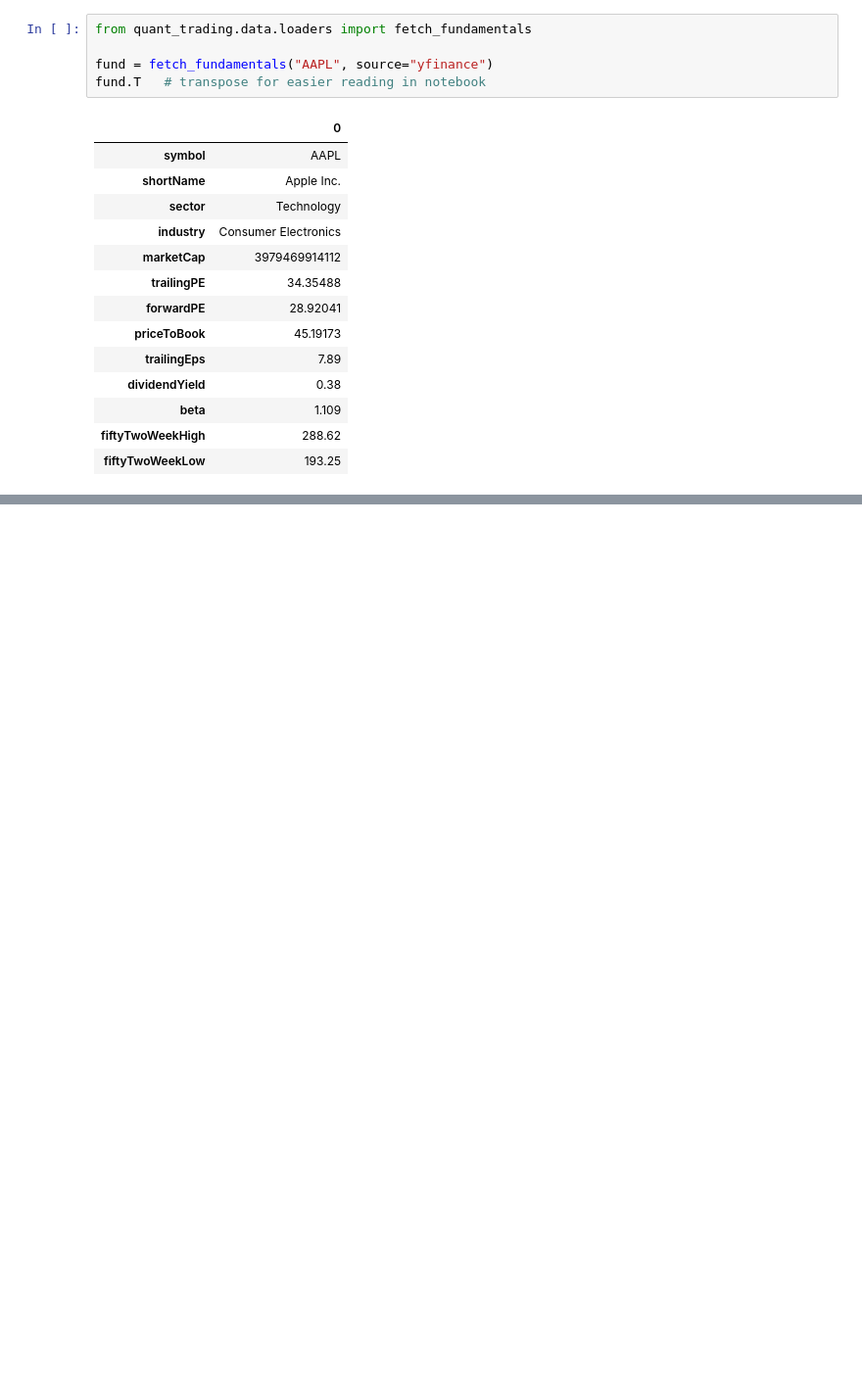
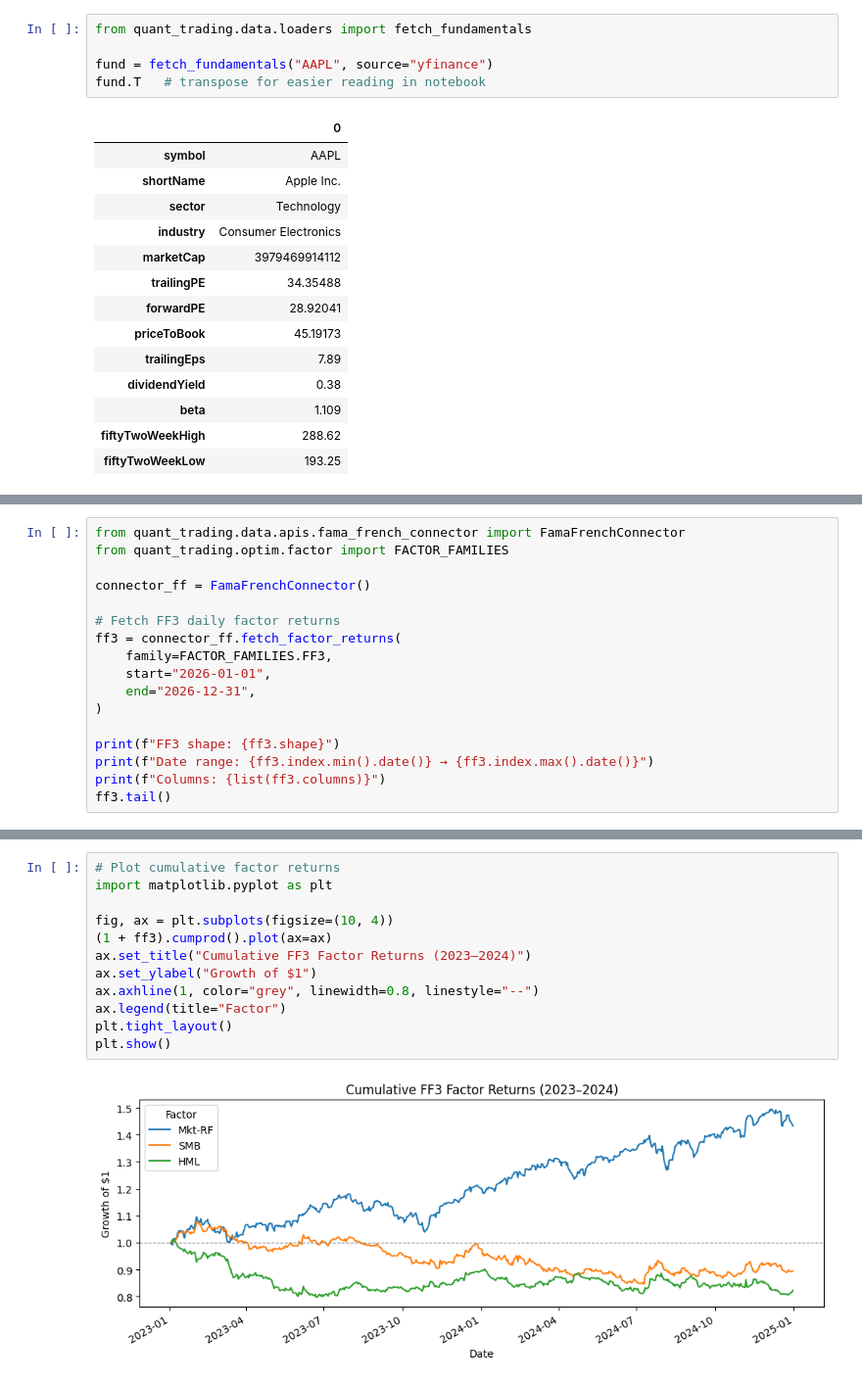
Before and after one commit to JiahuiWU2018/quant-trading, a Jupyter notebook: examples/notebooks/example_data.ipynb, the cells around one changed output, grey strips where cells are left out. Shown at 98% size. Drawn from its saved outputs; the diff is of its cells as text; blank space fills up the shorter version.

```diff
--- a/examples/notebooks/example_data.ipynb
+++ b/examples/notebooks/example_data.ipynb
@@ -270,0 +285,17 @@ fund.T   # transpose for easier reading in notebook
+# %%
+from quant_trading.data.apis.fama_french_connector import FamaFrenchConnector
+from quant_trading.optim.factor import FACTOR_FAMILIES
+
+connector_ff = FamaFrenchConnector()
+
+# Fetch FF3 daily factor returns
+ff3 = connector_ff.fetch_factor_returns(
+    family=FACTOR_FAMILIES.FF3,
+    start="2026-01-01",
+    end="2026-12-31",
+)
+
+print(f"FF3 shape: {ff3.shape}")
+print(f"Date range: {ff3.index.min().date()} → {ff3.index.max().date()}")
+print(f"Columns: {list(ff3.columns)}")
+ff3.tail()
@@ -270,0 +328,14 @@ fund.T   # transpose for easier reading in notebook
+# %%
+# Plot cumulative factor returns
+import matplotlib.pyplot as plt
+
+fig, ax = plt.subplots(figsize=(10, 4))
+(1 + ff3).cumprod().plot(ax=ax)
+ax.set_title("Cumulative FF3 Factor Returns (2023–2024)")
+ax.set_ylabel("Growth of $1")
+ax.axhline(1, color="grey", linewidth=0.8, linestyle="--")
+ax.legend(title="Factor")
+plt.tight_layout()
+plt.show()
+# %% [output]
+[figure, added]
```
Also changed, not shown: parts of 5 cells of this notebook, 12 other files.
